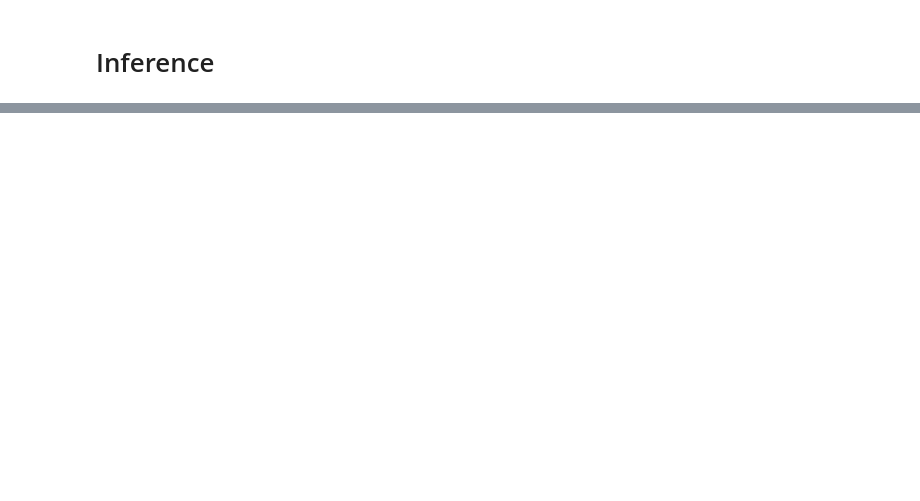
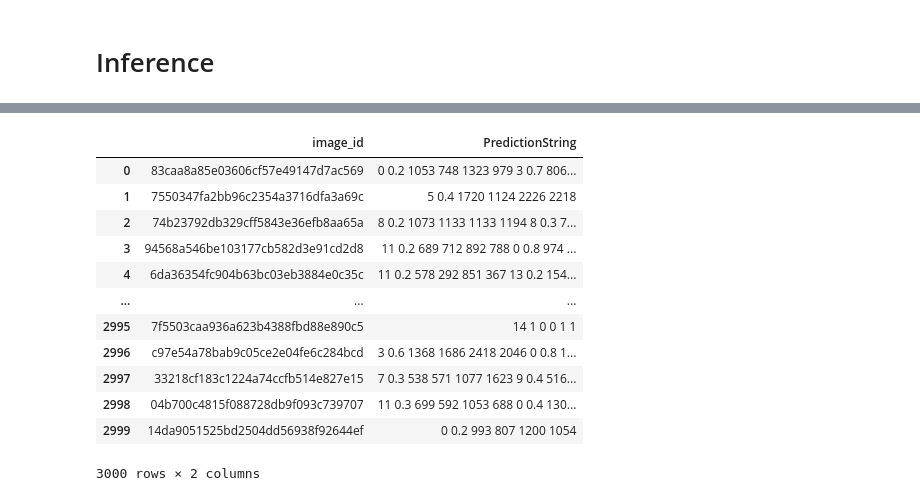
Before and after one commit to nguyenquocduongqnu/Chest-X-Ray-Diagnosis, a Jupyter notebook: Train_Model/Train_YOLOv5_ColabPro.ipynb, the cells around one changed output, grey strips where cells are left out. Saved outputs shown, nothing was run; the diff lists cells and outputs as text; code cells hidden in the pictures; blank space fills up the shorter version.

Commit message:
fixed yolov5

```diff
--- a/Train_Model/Train_YOLOv5_ColabPro.ipynb
+++ b/Train_Model/Train_YOLOv5_ColabPro.ipynb
@@ -387,0 +410,3 @@ display.Image(filename='/content/Train_YOLOv5_ColabPro/yolov5/runs/detect/exp/0f
+# %%
+test_df = pd.read_csv('/content/vinbigdata/test.csv')
+test_df.head(5)
@@ -387,0 +420,52 @@ display.Image(filename='/content/Train_YOLOv5_ColabPro/yolov5/runs/detect/exp/0f
+# %%
+def yolo2voc(image_height, image_width, bboxes):
+    """
+    yolo => [xmid, ymid, w, h] (normalized)
+    voc  => [x1, y1, x2, y1]
+
+    """
+    bboxes = bboxes.copy().astype(float)
+
+    bboxes[..., [0, 2]] = bboxes[..., [0, 2]]* image_width
+    bboxes[..., [1, 3]] = bboxes[..., [1, 3]]* image_height
+
+    bboxes[..., [0, 1]] = bboxes[..., [0, 1]] - bboxes[..., [2, 3]]/2
+    bboxes[..., [2, 3]] = bboxes[..., [0, 1]] + bboxes[..., [2, 3]]
+
+    return bboxes
+# %%
+image_ids = []
+PredictionStrings = []
+
+for file_path in tqdm(glob('runs/detect/exp/labels/*txt')):
+    image_id = file_path.split('/')[-1].split('.')[0]
+    w, h = test_df.loc[test_df.image_id==image_id,['width', 'height']].values[0]
+    f = open(file_path, 'r')
+    data = np.array(f.read().replace('\n', ' ').strip().split(' ')).astype(np.float32).reshape(-1, 6)
+    data = data[:, [0, 5, 1, 2, 3, 4]]
+    bboxes = list(np.round(np.concatenate((data[:, :2], np.round(yolo2voc(h, w, data[:, 2:]))), axis =1).reshape(-1), 1).astype(str))
+    for idx in range(len(bboxes)):
+        bboxes[idx] = str(int(float(bboxes[idx]))) if idx%6!=1 else bboxes[idx]
+    image_ids.append(image_id)
+    PredictionStrings.append(' '.join(bboxes))
+# %%
+pred_df = pd.DataFrame({'image_id':image_ids,
+                        'PredictionString':PredictionStrings})
+sub_df = pd.merge(test_df, pred_df, on = 'image_id', how = 'left').fillna("14 1 0 0 1 1")
+sub_df = sub_df[['image_id', 'PredictionString']]
+sub_df.to_csv('submission_yolov5.csv',index = False)
+sub_df
+# %% [output]
+|  | image_id | PredictionString |
+| 0 | 83caa8a85e03606cf57e49147d7ac569 | 0 0.2 1053 748 1323 979 3 0.7 806... |
+| 1 | 7550347fa2bb96c2354a3716dfa3a69c | 5 0.4 1720 1124 2226 2218 |
+| 2 | 74b23792db329cff5843e36efb8aa65a | 8 0.2 1073 1133 1133 1194 8 0.3 7... |
+| 3 | 94568a546be103177cb582d3e91cd2d8 | 11 0.2 689 712 892 788 0 0.8 974 ... |
+| 4 | 6da36354fc904b63bc03eb3884e0c35c | 11 0.2 578 292 851 367 13 0.2 154... |
+| ... | ... | ... |
+| 2995 | 7f5503caa936a623b4388fbd88e890c5 | 14 1 0 0 1 1 |
+| 2996 | c97e54a78bab9c05ce2e04fe6c284bcd | 3 0.6 1368 1686 2418 2046 0 0.8 1... |
+| 2997 | 33218cf183c1224a74ccfb514e827e15 | 7 0.3 538 571 1077 1623 9 0.4 516... |
+| 2998 | 04b700c4815f088728db9f093c739707 | 11 0.3 699 592 1053 688 0 0.4 130... |
+| 2999 | 14da9051525bd2504dd56938f92644ef | 0 0.2 993 807 1200 1054 |
+3000 rows × 2 columns
```
Also changed, not shown: parts of 16 cells of this notebook, 1 other file.
